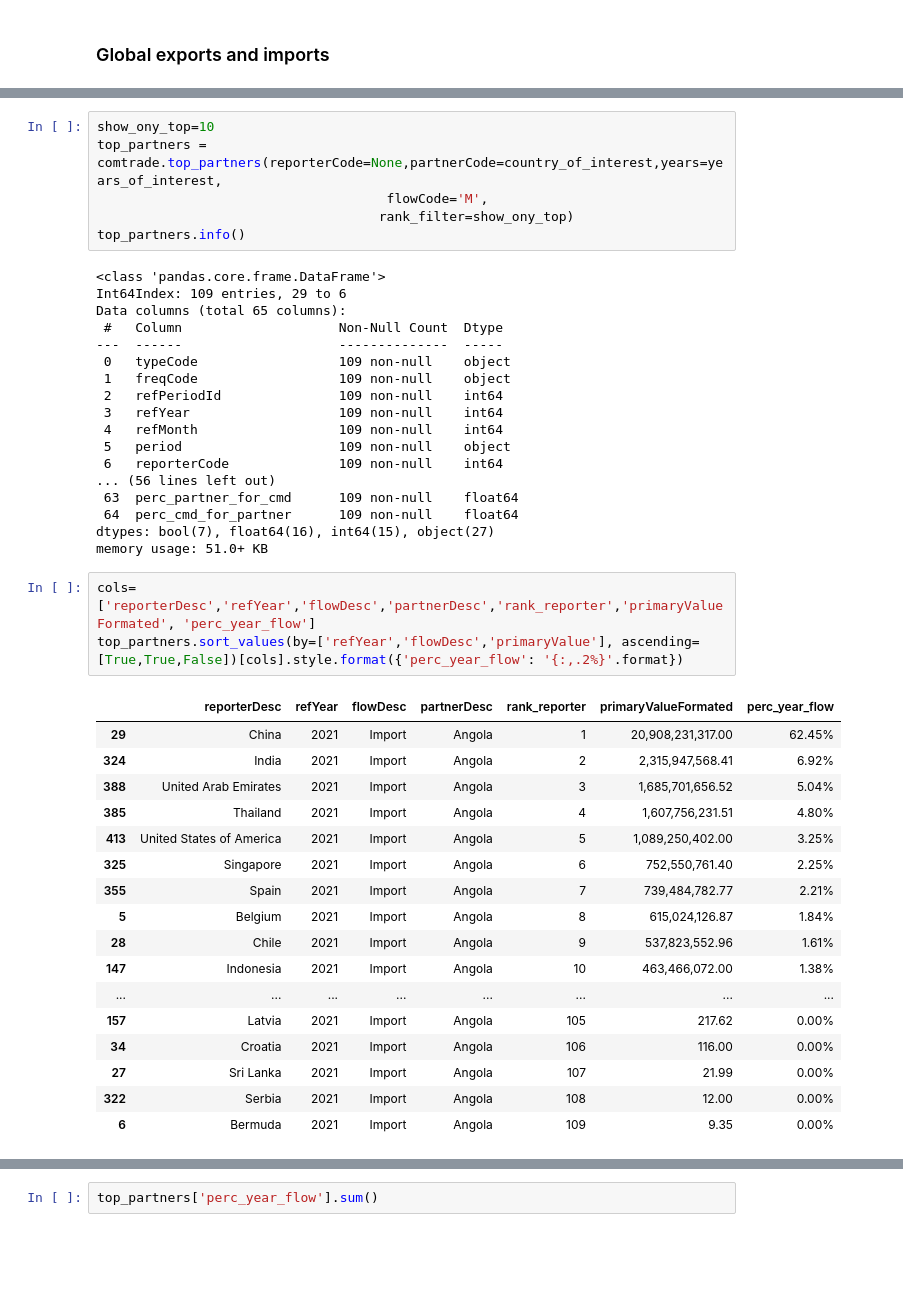
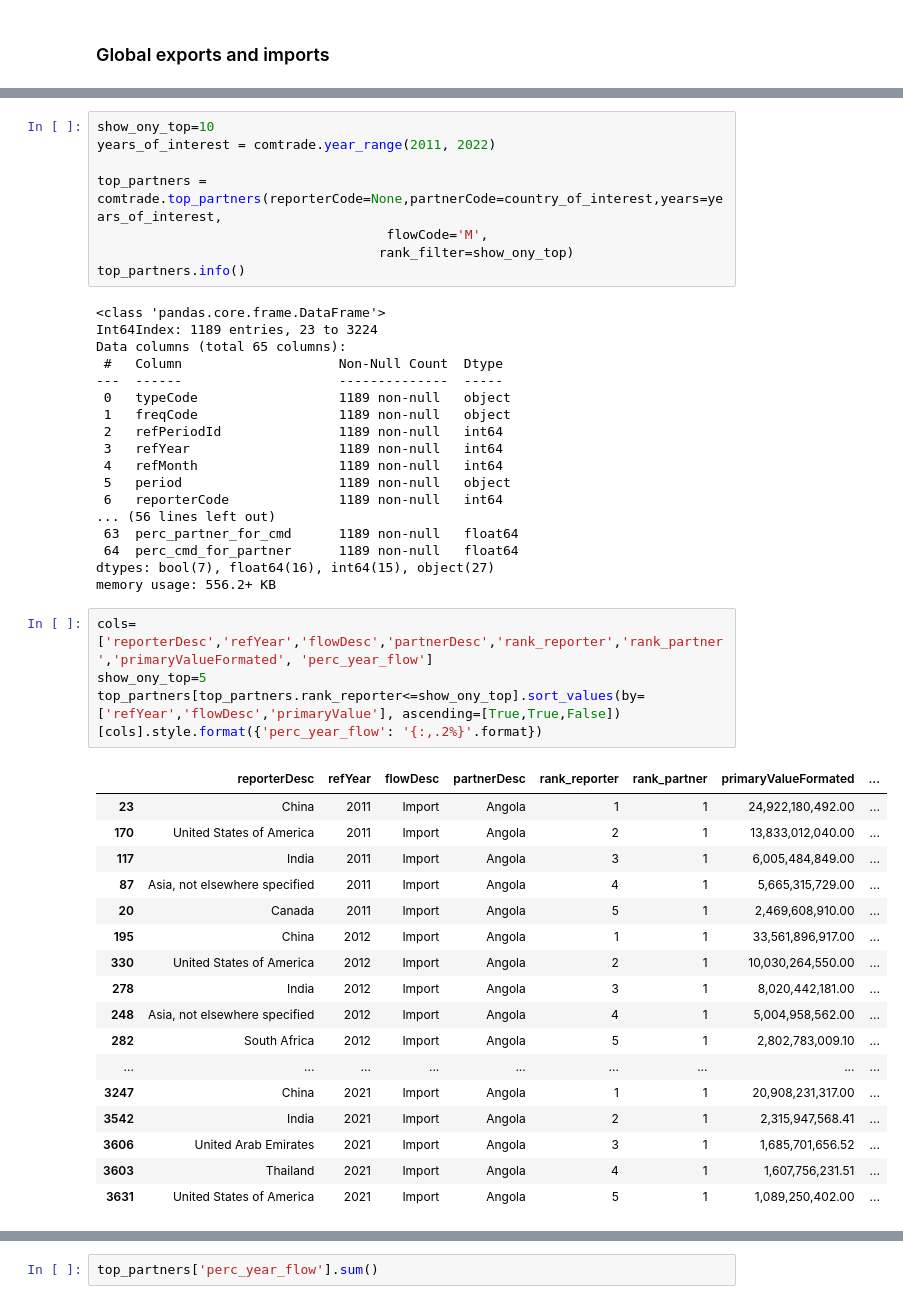
Before and after one commit to joaquimrcarvalho/cipf-comtrade, a Jupyter notebook: country_trade_profile.ipynb, the cells around one changed output, grey strips where cells are left out. Saved outputs shown, nothing was run; the diff lists cells and outputs as text; blank space fills up the shorter version.

```diff
--- a/country_trade_profile.ipynb
+++ b/country_trade_profile.ipynb
@@ -85,46 +102,49 @@ Usamos as importações declaradas pelo parceiros para obter as
 exportações do país de interesse.
 # %%
 show_ony_top=10
+years_of_interest = comtrade.year_range(2011, 2022)
+
 top_partners = comtrade.top_partners(reporterCode=None,partnerCode=country_of_interest,years=years_of_interest,
                                      flowCode='M',
                                     rank_filter=show_ony_top)
 top_partners.info()
 # %% [output]
 <class 'pandas.core.frame.DataFrame'>
-Int64Index: 109 entries, 29 to 6
+Int64Index: 1189 entries, 23 to 3224
 Data columns (total 65 columns):
  #   Column                    Non-Null Count  Dtype
 ---  ------                    --------------  -----
- 0   typeCode                  109 non-null    object
- 1   freqCode                  109 non-null    object
- 2   refPeriodId               109 non-null    int64
- 3   refYear                   109 non-null    int64
- 4   refMonth                  109 non-null    int64
- 5   period                    109 non-null    object
- 6   reporterCode              109 non-null    int64
+ 0   typeCode                  1189 non-null   object
+ 1   freqCode                  1189 non-null   object
+ 2   refPeriodId               1189 non-null   int64
+ 3   refYear                   1189 non-null   int64
+ 4   refMonth                  1189 non-null   int64
+ 5   period                    1189 non-null   object
+ 6   reporterCode              1189 non-null   int64
 ... (56 lines left out)
- 63  perc_partner_for_cmd      109 non-null    float64
- 64  perc_cmd_for_partner      109 non-null    float64
+ 63  perc_partner_for_cmd      1189 non-null   float64
+ 64  perc_cmd_for_partner      1189 non-null   float64
 dtypes: bool(7), float64(16), int64(15), object(27)
-memory usage: 51.0+ KB
+memory usage: 556.2+ KB
 # %%
-cols=['reporterDesc','refYear','flowDesc','partnerDesc','rank_reporter','primaryValueFormated', 'perc_year_flow']
-top_partners.sort_values(by=['refYear','flowDesc','primaryValue'], ascending=[True,True,False])[cols].style.format({'perc_year_flow': '{:,.2%}'.format})
+cols=['reporterDesc','refYear','flowDesc','partnerDesc','rank_reporter','rank_partner','primaryValueFormated', 'perc_year_flow']
+show_ony_top=5
+top_partners[top_partners.rank_reporter<=show_ony_top].sort_values(by=['refYear','flowDesc','primaryValue'], ascending=[True,True,False])[cols].style.format({'perc_year_flow': '{:,.2%}'.format})
 # %% [output]
-|  | reporterDesc | refYear | flowDesc | partnerDesc | rank_reporter | primaryValueFormated | perc_year_flow |
-| 29 | China | 2021 | Import | Angola | 1 | 20,908,231,317.00 | 62.45% |
-| 324 | India | 2021 | Import | Angola | 2 | 2,315,947,568.41 | 6.92% |
-| 388 | United Arab Emirates | 2021 | Import | Angola | 3 | 1,685,701,656.52 | 5.04% |
-| 385 | Thailand | 2021 | Import | Angola | 4 | 1,607,756,231.51 | 4.80% |
-| 413 | United States of America | 2021 | Import | Angola | 5 | 1,089,250,402.00 | 3.25% |
-| 325 | Singapore | 2021 | Import | Angola | 6 | 752,550,761.40 | 2.25% |
-| 355 | Spain | 2021 | Import | Angola | 7 | 739,484,782.77 | 2.21% |
-| 5 | Belgium | 2021 | Import | Angola | 8 | 615,024,126.87 | 1.84% |
-| 28 | Chile | 2021 | Import | Angola | 9 | 537,823,552.96 | 1.61% |
-| 147 | Indonesia | 2021 | Import | Angola | 10 | 463,466,072.00 | 1.38% |
-| ... | ... | ... | ... | ... | ... | ... | ... |
-| 157 | Latvia | 2021 | Import | Angola | 105 | 217.62 | 0.00% |
-| 34 | Croatia | 2021 | Import | Angola | 106 | 116.00 | 0.00% |
-| 27 | Sri Lanka | 2021 | Import | Angola | 107 | 21.99 | 0.00% |
-| 322 | Serbia | 2021 | Import | Angola | 108 | 12.00 | 0.00% |
-| 6 | Bermuda | 2021 | Import | Angola | 109 | 9.35 | 0.00% |
+|  | reporterDesc | refYear | flowDesc | partnerDesc | rank_reporter | rank_partner | primaryValueFormated | ... |
+| 23 | China | 2011 | Import | Angola | 1 | 1 | 24,922,180,492.00 | ... |
+| 170 | United States of America | 2011 | Import | Angola | 2 | 1 | 13,833,012,040.00 | ... |
+| 117 | India | 2011 | Import | Angola | 3 | 1 | 6,005,484,849.00 | ... |
+| 87 | Asia, not elsewhere specified | 2011 | Import | Angola | 4 | 1 | 5,665,315,729.00 | ... |
+| 20 | Canada | 2011 | Import | Angola | 5 | 1 | 2,469,608,910.00 | ... |
+| 195 | China | 2012 | Import | Angola | 1 | 1 | 33,561,896,917.00 | ... |
+| 330 | United States of America | 2012 | Import | Angola | 2 | 1 | 10,030,264,550.00 | ... |
+| 278 | India | 2012 | Import | Angola | 3 | 1 | 8,020,442,181.00 | ... |
+| 248 | Asia, not elsewhere specified | 2012 | Import | Angola | 4 | 1 | 5,004,958,562.00 | ... |
+| 282 | South Africa | 2012 | Import | Angola | 5 | 1 | 2,802,783,009.10 | ... |
+| ... | ... | ... | ... | ... | ... | ... | ... | ... |
+| 3247 | China | 2021 | Import | Angola | 1 | 1 | 20,908,231,317.00 | ... |
+| 3542 | India | 2021 | Import | Angola | 2 | 1 | 2,315,947,568.41 | ... |
+| 3606 | United Arab Emirates | 2021 | Import | Angola | 3 | 1 | 1,685,701,656.52 | ... |
+| 3603 | Thailand | 2021 | Import | Angola | 4 | 1 | 1,607,756,231.51 | ... |
+| 3631 | United States of America | 2021 | Import | Angola | 5 | 1 | 1,089,250,402.00 | ... |
```
Also changed, not shown: parts of 6 cells of this notebook, 1 other file.
